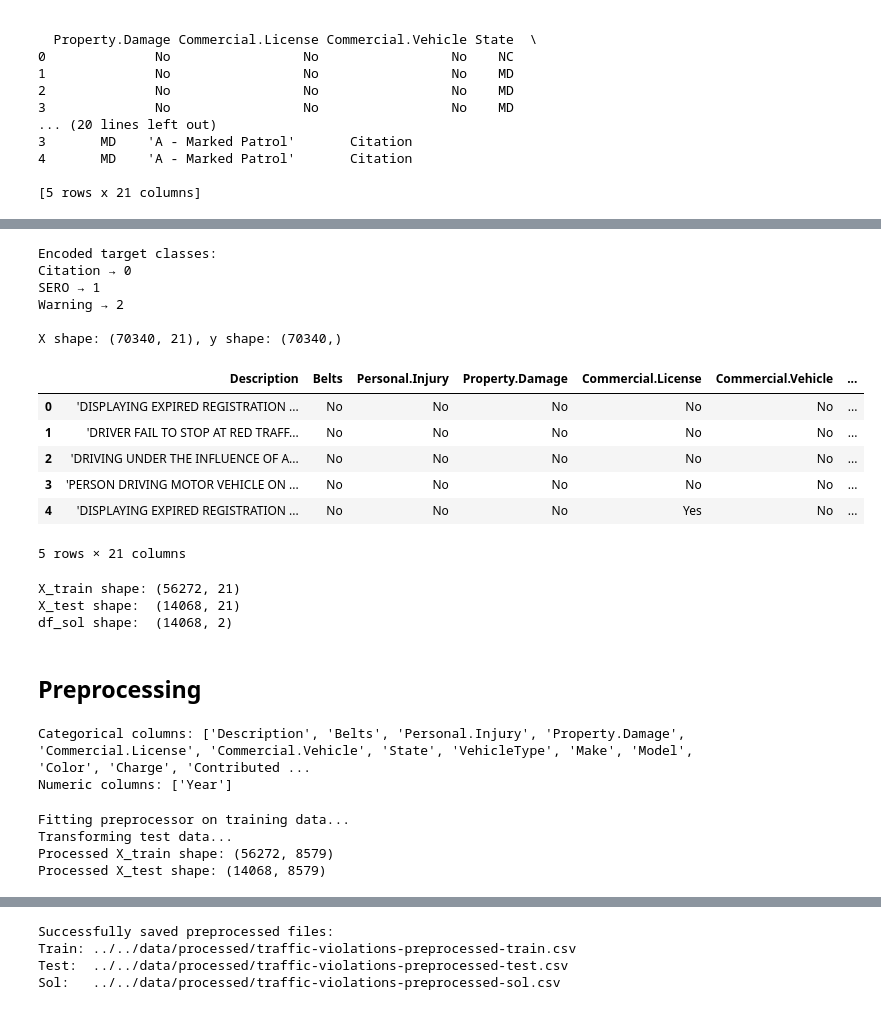
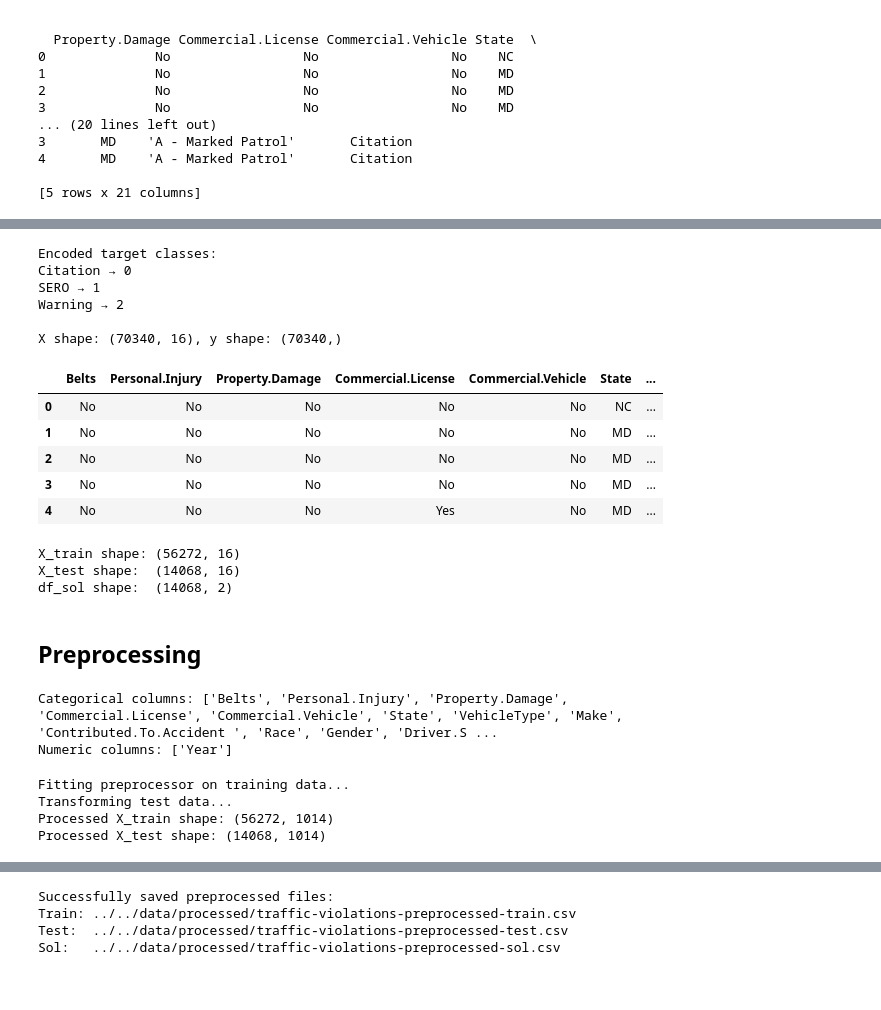
Before and after one commit to emmabachura/Machine-Learning, a Jupyter notebook: src/traffic-violations/traffic-violations-preprocessing.ipynb, the cells around one changed output, grey strips where cells are left out. Saved outputs shown, nothing was run; the diff lists cells and outputs as text; code cells hidden in the pictures.

```diff
--- a/src/traffic-violations/traffic-violations-preprocessing.ipynb
+++ b/src/traffic-violations/traffic-violations-preprocessing.ipynb
@@ -179,37 +179,42 @@ ID                            int64
 dtype: object
 # %%
 from sklearn.preprocessing import LabelEncoder
+
+cols_to_drop = [
+    'Model', 'Color', 'Driver.City', 'Charge', 'Description'
+]
+df.drop(columns=cols_to_drop, inplace=True)
+
 
 # Define target column
 target_name = "Violation.Type"
 
 # Encode the target labels
 le = LabelEncoder()
 y = le.fit_transform(df[target_name])
 
 print("Encoded target classes:")
 for idx, cls in enumerate(le.classes_):
     print(f"{cls} → {idx}")
 
 # Define feature matrix X
 X = df.drop(columns=[target_name])
 
 print(f"\nX shape: {X.shape}, y shape: {y.shape}")
 X.head()
 # %% [output]
 Encoded target classes:
 Citation → 0
 SERO → 1
 Warning → 2
 
-X shape: (70340, 21), y shape: (70340,)
+X shape: (70340, 16), y shape: (70340,)
-|  | Description | Belts | Personal.Injury | Property.Damage | Commercial.License | Commercial.Vehicle | ... |
-| 0 | 'DISPLAYING EXPIRED REGISTRATION ... | No | No | No | No | No | ... |
-| 1 | 'DRIVER FAIL TO STOP AT RED TRAFF... | No | No | No | No | No | ... |
-| 2 | 'DRIVING UNDER THE INFLUENCE OF A... | No | No | No | No | No | ... |
-| 3 | 'PERSON DRIVING MOTOR VEHICLE ON ... | No | No | No | No | No | ... |
-| 4 | 'DISPLAYING EXPIRED REGISTRATION ... | No | No | No | Yes | No | ... |
+|  | Belts | Personal.Injury | Property.Damage | Commercial.License | Commercial.Vehicle | State | ... |
+| 0 | No | No | No | No | No | NC | ... |
+| 1 | No | No | No | No | No | MD | ... |
+| 2 | No | No | No | No | No | MD | ... |
+| 3 | No | No | No | No | No | MD | ... |
+| 4 | No | No | No | Yes | No | MD | ... |
-5 rows × 21 columns
 # %%
 from sklearn.model_selection import train_test_split
 
@@ -224,14 +229,16 @@ df_sol = pd.DataFrame({
     'Violation.Type': y_test
 })
 
+
+
 # We'll keep X_train and X_test as DataFrames for now
 # This makes it easy to keep the 'ID' column separate
 print(f"X_train shape: {X_train.shape}")
 print(f"X_test shape:  {X_test.shape}")
 print(f"df_sol shape:  {df_sol.shape}")
 # %% [output]
-X_train shape: (56272, 21)
-X_test shape:  (14068, 21)
+X_train shape: (56272, 16)
+X_test shape:  (14068, 16)
 df_sol shape:  (14068, 2)
 # %% [markdown]
 ## Preprocessing
@@ -296,7 +303,7 @@ preprocessor = ColumnTransformer([
     ("cat", categorical_transformer, cat_cols)
 ], remainder="drop")
 # %% [output]
-Categorical columns: ['Description', 'Belts', 'Personal.Injury', 'Property.Damage', 'Commercial.License', 'Commercial.Vehicle', 'State', 'VehicleType', 'Make', 'Model', 'Color', 'Charge', 'Contributed ...
+Categorical columns: ['Belts', 'Personal.Injury', 'Property.Damage', 'Commercial.License', 'Commercial.Vehicle', 'State', 'VehicleType', 'Make', 'Contributed.To.Accident ', 'Race', 'Gender', 'Driver.S ...
 Numeric columns: ['Year']
 # %%
 # Separate the 'ID' columns before processing
@@ -321,8 +328,8 @@ print(f"Processed X_test shape: {X_test_processed.shape}")
 # %% [output]
 Fitting preprocessor on training data...
 Transforming test data...
-Processed X_train shape: (56272, 8579)
-Processed X_test shape: (14068, 8579)
+Processed X_train shape: (56272, 1014)
+Processed X_test shape: (14068, 1014)
 # %%
 # Get the new feature names from the preprocessor
 cat_feature_names = preprocessor.named_transformers_['cat']['encoder'].get_feature_names_out(cat_cols)
```
Also changed, not shown: parts of 1 cell of this notebook, 1 other file.
